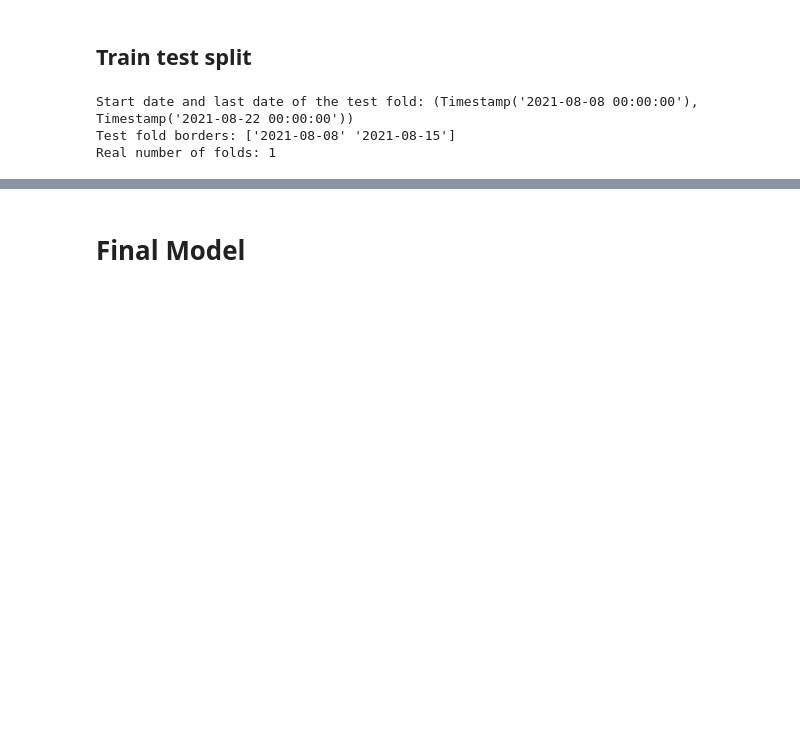
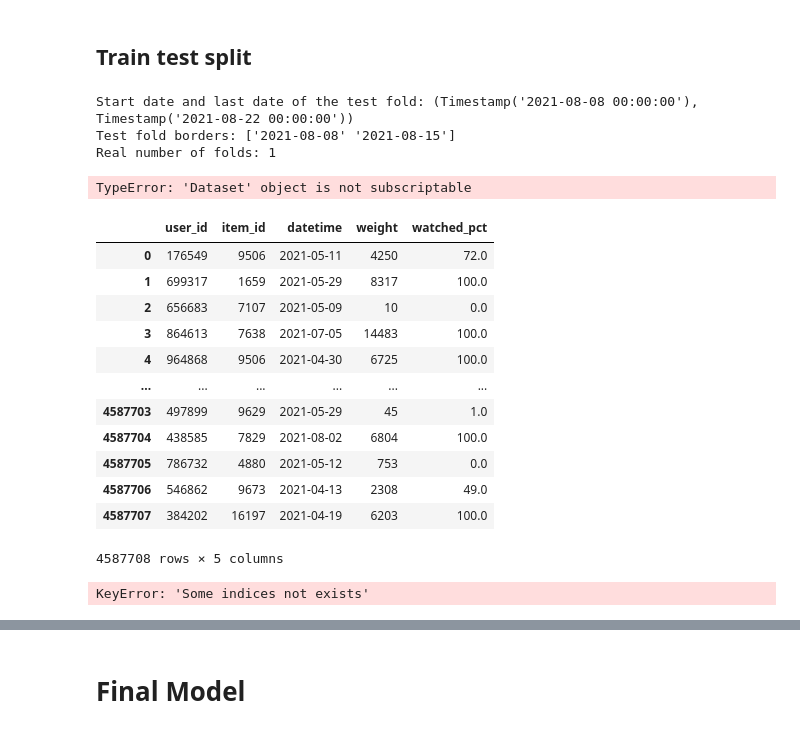
Before and after one commit to Varfalamei/RecoServiceMTS, a Jupyter notebook: notebooks/knn.ipynb, the cells around one changed output, grey strips where cells are left out. Saved outputs shown, nothing was run; the diff lists cells and outputs as text; code cells hidden in the pictures; blank space fills up the shorter version.

```diff
--- a/notebooks/knn.ipynb
+++ b/notebooks/knn.ipynb
@@ -151,11 +155,38 @@ model_tfidf.fit(train_df)
 
 # Make recommendations
 recos_tfidf = model_tfidf.recommend(
-    users=train[Columns.User].unique(),
+    users=train_df[Columns.User].unique(),
     dataset=train_df,
     k=10,
     filter_viewed=True,
 )
+# %% [output]
+TypeError: 'Dataset' object is not subscriptable
+# %%
+train
+# %% [output]
+|  | user_id | item_id | datetime | weight | watched_pct |
+| 0 | 176549 | 9506 | 2021-05-11 | 4250 | 72.0 |
+| 1 | 699317 | 1659 | 2021-05-29 | 8317 | 100.0 |
+| 2 | 656683 | 7107 | 2021-05-09 | 10 | 0.0 |
+| 3 | 864613 | 7638 | 2021-07-05 | 14483 | 100.0 |
+| 4 | 964868 | 9506 | 2021-04-30 | 6725 | 100.0 |
+| ... | ... | ... | ... | ... | ... |
+| 4587703 | 497899 | 9629 | 2021-05-29 | 45 | 1.0 |
+| 4587704 | 438585 | 7829 | 2021-08-02 | 6804 | 100.0 |
+| 4587705 | 786732 | 4880 | 2021-05-12 | 753 | 0.0 |
+| 4587706 | 546862 | 9673 | 2021-04-13 | 2308 | 49.0 |
+| 4587707 | 384202 | 16197 | 2021-04-19 | 6203 | 100.0 |
+4587708 rows × 5 columns
+# %%
+recos_tfidf = model_tfidf.recommend(
+    users=test[Columns.User].unique().tolist(),
+    dataset=train_df,
+    k=10,
+    filter_viewed=True,
+)
+# %% [output]
+KeyError: 'Some indices not exists'
 # %%
 # Fit model
 model_bm25 = ImplicitItemKNNWrapperModel(BM25Recommender(K=10, K1=2))
```
Also changed, not shown: parts of 10 cells of this notebook, 2 other files.
